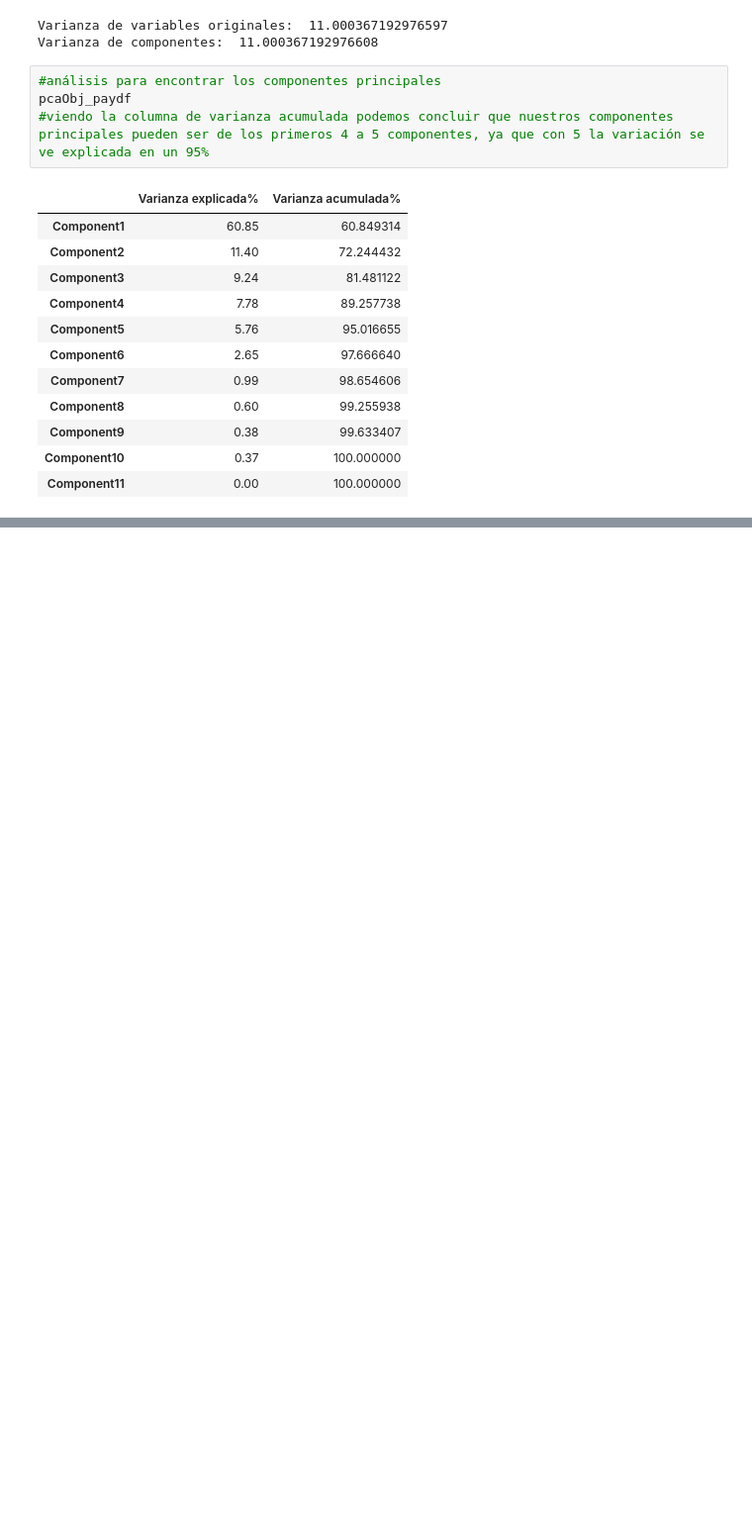
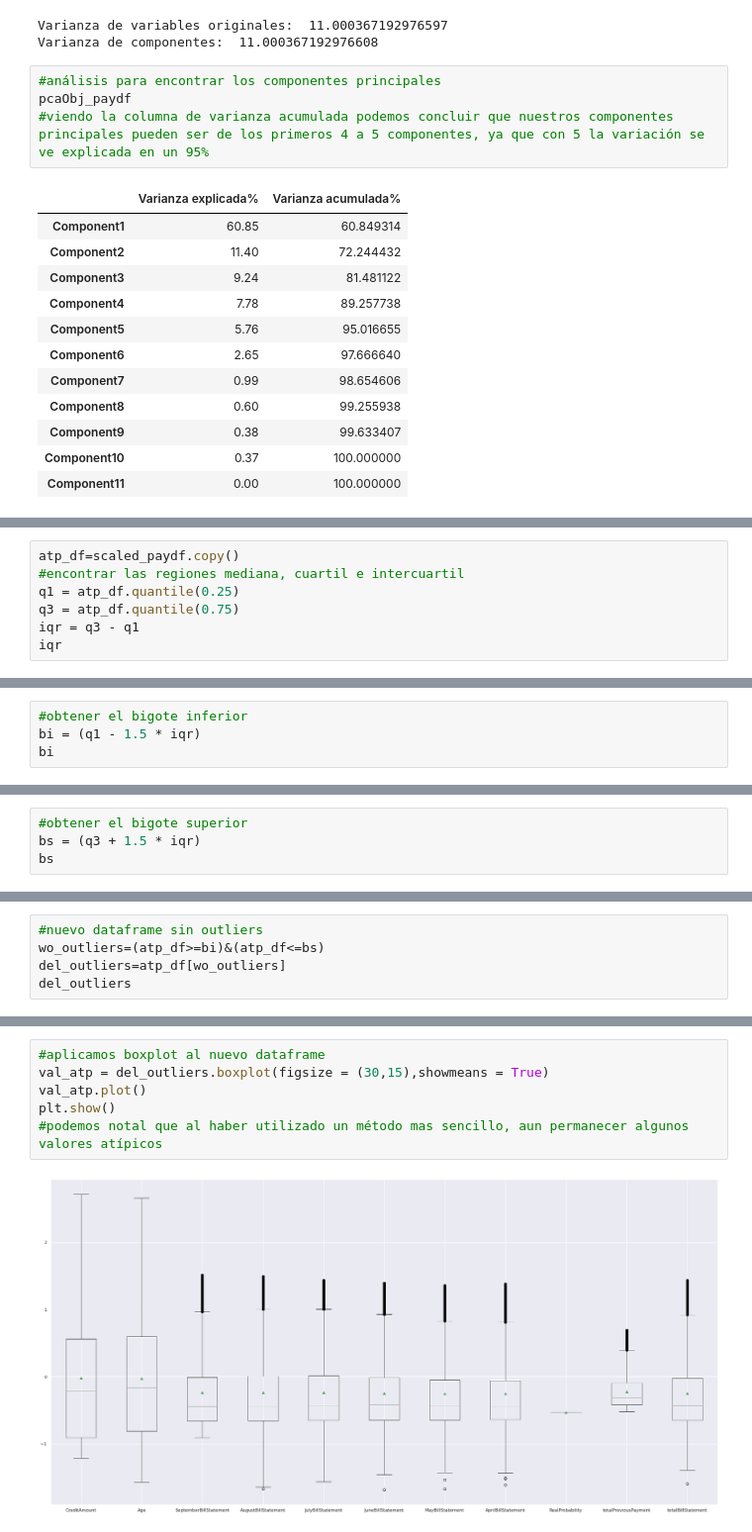
Before and after one commit to PosgradoMNA/actividades-del-projecto-equipo-51, a Jupyter notebook: Módulo_4_Actividad--4.ipynb, the cells around one changed output, grey strips where cells are left out. Shown: that part at 99% size. Cells and saved outputs as stored; diff of their text form; blank space fills up the shorter version.

```diff
--- a/Módulo_4_Actividad--4.ipynb
+++ b/Módulo_4_Actividad--4.ipynb
@@ -348,0 +394,7 @@ pd.DataFrame({
+# %%
+atp_df=scaled_paydf.copy()
+#encontrar las regiones mediana, cuartil e intercuartil
+q1 = atp_df.quantile(0.25)
+q3 = atp_df.quantile(0.75)
+iqr = q3 - q1
+iqr
@@ -348,0 +414,4 @@ pd.DataFrame({
+# %%
+#obtener el bigote inferior
+bi = (q1 - 1.5 * iqr)
+bi
@@ -348,0 +431,4 @@ pd.DataFrame({
+# %%
+#obtener el bigote superior
+bs = (q3 + 1.5 * iqr)
+bs
@@ -348,0 +484,5 @@ pd.DataFrame({
+# %%
+#nuevo dataframe sin outliers
+wo_outliers=(atp_df>=bi)&(atp_df<=bs)
+del_outliers=atp_df[wo_outliers]
+del_outliers
@@ -348,0 +520,8 @@ pd.DataFrame({
+# %%
+#aplicamos boxplot al nuevo dataframe
+val_atp = del_outliers.boxplot(figsize = (30,15),showmeans = True)
+val_atp.plot()
+plt.show()
+#podemos notal que al haber utilizado un método mas sencillo, aun permanecer algunos valores atípicos
+# %% [output]
+[figure, added]
```
Also changed, not shown: parts of 11 cells of this notebook.
